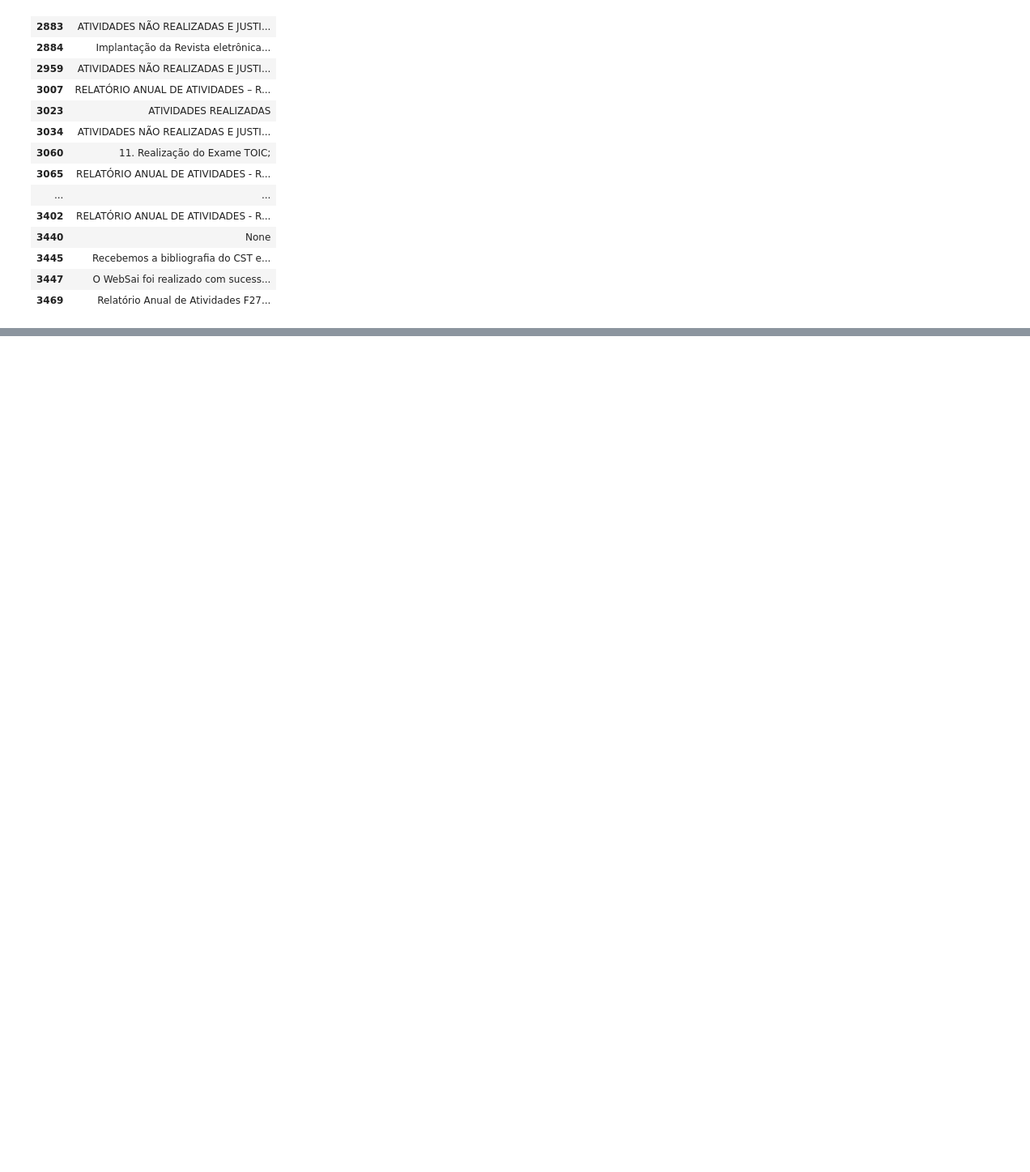
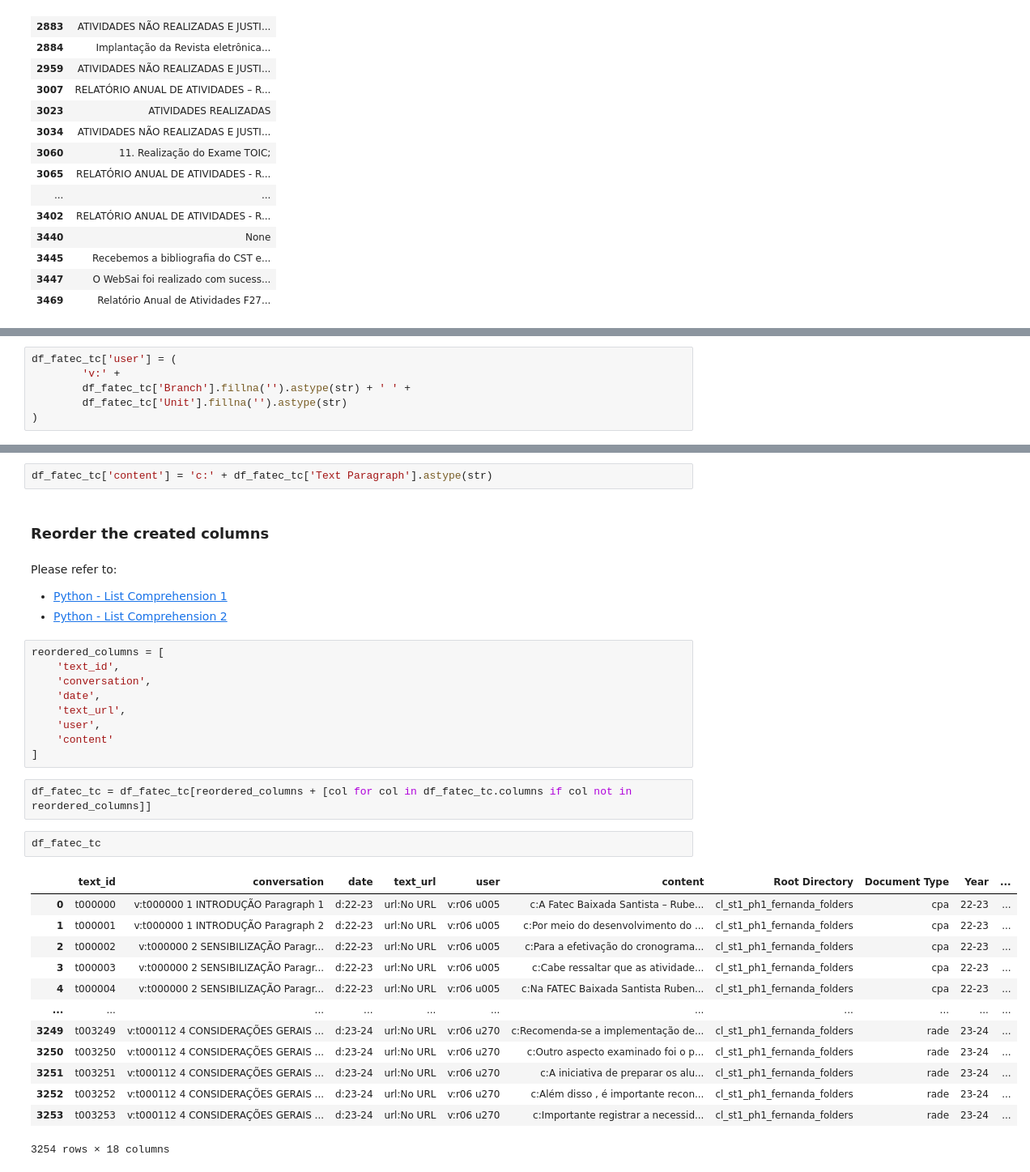
Before and after one commit to laelgelc/cl_st1_fernanda, a Jupyter notebook: CL_St1_Ph2_Fernanda.ipynb, the cells around one changed output, grey strips where cells are left out. Shown: that part at 81% size. Cells and saved outputs as stored; diff of their text form; blank space fills up the shorter version.

```diff
--- a/CL_St1_Ph2_Fernanda.ipynb
+++ b/CL_St1_Ph2_Fernanda.ipynb
@@ -151,0 +311,6 @@ df_paragraphs_per_document_type
+# %%
+df_fatec_tc['user'] = (
+        'v:' +
+        df_fatec_tc['Branch'].fillna('').astype(str) + ' ' +
+        df_fatec_tc['Unit'].fillna('').astype(str)
+)
@@ -151,0 +319,35 @@ df_paragraphs_per_document_type
+# %%
+df_fatec_tc['content'] = 'c:' + df_fatec_tc['Text Paragraph'].astype(str)
+# %% [markdown]
+### Reorder the created columns
+# %% [markdown]
+Please refer to:
+- [Python - List Comprehension 1](https://www.w3schools.com/python/python_lists_comprehension.asp)
+- [Python - List Comprehension 2](https://treyhunner.com/2015/12/python-list-comprehensions-now-in-color/)
+# %%
+reordered_columns = [
+    'text_id',
+    'conversation',
+    'date',
+    'text_url',
+    'user',
+    'content'
+]
+# %%
+df_fatec_tc = df_fatec_tc[reordered_columns + [col for col in df_fatec_tc.columns if col not in reordered_columns]]
+# %%
+df_fatec_tc
+# %% [output]
+|  | text_id | conversation | date | text_url | user | content | Root Directory | Document Type | Year | ... |
+| 0 | t000000 | v:t000000 1 INTRODUÇÃO Paragraph 1 | d:22-23 | url:No URL | v:r06 u005 | c:A Fatec Baixada Santista – Rube... | cl_st1_ph1_fernanda_folders | cpa | 22-23 | ... |
+| 1 | t000001 | v:t000000 1 INTRODUÇÃO Paragraph 2 | d:22-23 | url:No URL | v:r06 u005 | c:Por meio do desenvolvimento do ... | cl_st1_ph1_fernanda_folders | cpa | 22-23 | ... |
+| 2 | t000002 | v:t000000 2 SENSIBILIZAÇÃO Paragr... | d:22-23 | url:No URL | v:r06 u005 | c:Para a efetivação do cronograma... | cl_st1_ph1_fernanda_folders | cpa | 22-23 | ... |
+| 3 | t000003 | v:t000000 2 SENSIBILIZAÇÃO Paragr... | d:22-23 | url:No URL | v:r06 u005 | c:Cabe ressaltar que as atividade... | cl_st1_ph1_fernanda_folders | cpa | 22-23 | ... |
+| 4 | t000004 | v:t000000 2 SENSIBILIZAÇÃO Paragr... | d:22-23 | url:No URL | v:r06 u005 | c:Na FATEC Baixada Santista Ruben... | cl_st1_ph1_fernanda_folders | cpa | 22-23 | ... |
+| ... | ... | ... | ... | ... | ... | ... | ... | ... | ... | ... |
+| 3249 | t003249 | v:t000112 4 CONSIDERAÇÕES GERAIS ... | d:23-24 | url:No URL | v:r06 u270 | c:Recomenda-se a implementação de... | cl_st1_ph1_fernanda_folders | rade | 23-24 | ... |
+| 3250 | t003250 | v:t000112 4 CONSIDERAÇÕES GERAIS ... | d:23-24 | url:No URL | v:r06 u270 | c:Outro aspecto examinado foi o p... | cl_st1_ph1_fernanda_folders | rade | 23-24 | ... |
+| 3251 | t003251 | v:t000112 4 CONSIDERAÇÕES GERAIS ... | d:23-24 | url:No URL | v:r06 u270 | c:A iniciativa de preparar os alu... | cl_st1_ph1_fernanda_folders | rade | 23-24 | ... |
+| 3252 | t003252 | v:t000112 4 CONSIDERAÇÕES GERAIS ... | d:23-24 | url:No URL | v:r06 u270 | c:Além disso , é importante recon... | cl_st1_ph1_fernanda_folders | rade | 23-24 | ... |
+| 3253 | t003253 | v:t000112 4 CONSIDERAÇÕES GERAIS ... | d:23-24 | url:No URL | v:r06 u270 | c:Importante registrar a necessid... | cl_st1_ph1_fernanda_folders | rade | 23-24 | ... |
+3254 rows × 18 columns
```
Also changed, not shown: parts of 55 cells of this notebook, 25 other files.
